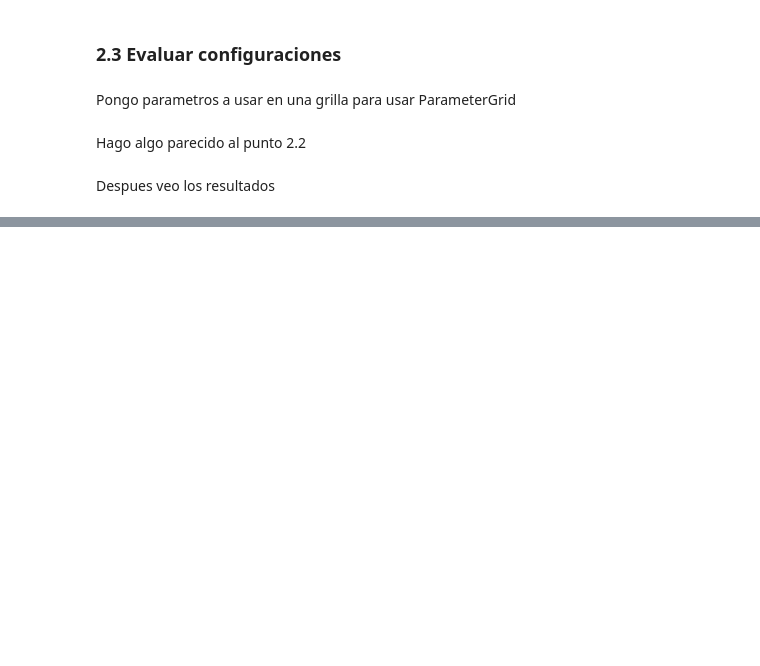
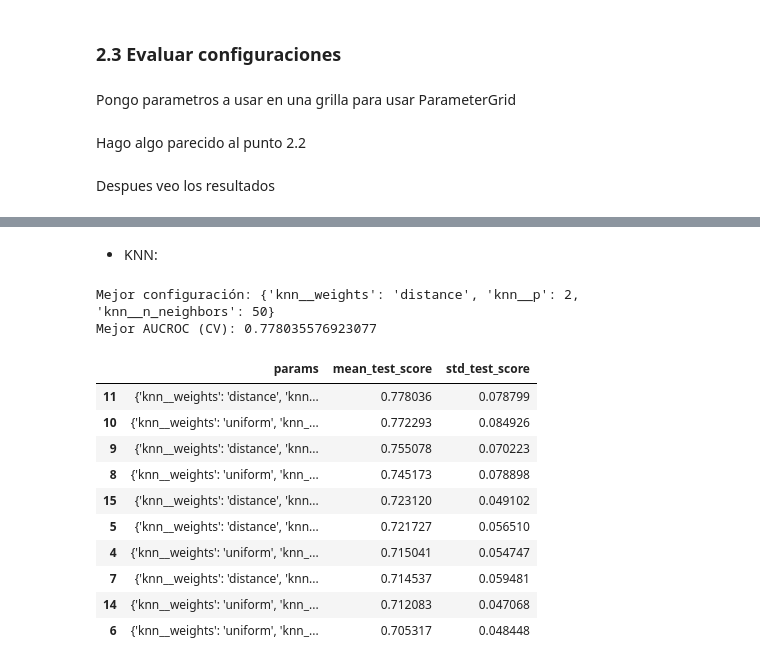
Before and after one commit to SoutoSebastian/TP-AprendizajeAutomatico1, a Jupyter notebook: src/notebook_tp.ipynb, the cells around one changed output, grey strips where cells are left out. Drawn from its saved outputs; the diff is of its cells as text; code cells hidden in the pictures; blank space fills up the shorter version.

```diff
--- a/src/notebook_tp.ipynb
+++ b/src/notebook_tp.ipynb
@@ -356,0 +409,55 @@ resultados_df
+# %% [markdown]
+- KNN:
+# %%
+from sklearn.neighbors import KNeighborsClassifier
+from sklearn.preprocessing import StandardScaler
+from sklearn.pipeline import Pipeline
+
+# Pipeline: estandarización + KNN como un solo estimador.
+# KNN usa distancias, y sin escalar las features de mayor rango dominan el cálculo.
+# Al ir dentro del pipeline, el scaler se ajusta SOLO con el train de cada fold
+# (media y desvío del train, aplicados a validación) -> sin data leakage.
+pipe_knn = Pipeline([
+    ("scaler", StandardScaler()),
+    ("knn", KNeighborsClassifier()),
+])
+
+# Prefijo "knn__" = "este parámetro es del paso llamado knn del pipeline"
+espacio_vecinos = {
+    "knn__n_neighbors": [3, 10, 50, 150, 250],   # de k chico (flexible, riesgo de overfit) a k grande (suave, riesgo de underfit). tope < ~360 muestras de train por fold
+    "knn__weights": ["uniform", "distance"],     # voto parejo vs. ponderado por cercanía
+    "knn__p": [1, 2],                            # métrica Minkowski: 1=Manhattan, 2=euclídea; en alta dimensión (200 features) la métrica puede afectar cuán informativas son las distancias
+}
+
+busqueda_vecinos = RandomizedSearchCV(
+    estimator=pipe_knn,          # el pipeline entero, no el KNN suelto
+    param_distributions=espacio_vecinos,
+    n_iter=20,                   # el espacio tiene exactamente 5*2*2 = 20 combinaciones: con n_iter=20 la búsqueda es en la práctica exhaustiva (declararlo en el informe)
+    scoring="roc_auc",
+    cv=kf,                       # mismos folds que el árbol -> comparación justa
+    random_state=SEED,
+    n_jobs=-1,
+)
+
+busqueda_vecinos.fit(X_train, y_train)
+
+print("Mejor configuración:", busqueda_vecinos.best_params_)
+print("Mejor AUCROC (CV):", busqueda_vecinos.best_score_)
+
+resultados_vecinos = pd.DataFrame(busqueda_vecinos.cv_results_)
+resultados_vecinos = resultados_vecinos.sort_values("rank_test_score")
+resultados_vecinos[["params", "mean_test_score", "std_test_score"]].head(10)
+# %% [output]
+Mejor configuración: {'knn__weights': 'distance', 'knn__p': 2, 'knn__n_neighbors': 50}
+Mejor AUCROC (CV): 0.778035576923077
+|  | params | mean_test_score | std_test_score |
+| 11 | {'knn__weights': 'distance', 'knn... | 0.778036 | 0.078799 |
+| 10 | {'knn__weights': 'uniform', 'knn_... | 0.772293 | 0.084926 |
+| 9 | {'knn__weights': 'distance', 'knn... | 0.755078 | 0.070223 |
+| 8 | {'knn__weights': 'uniform', 'knn_... | 0.745173 | 0.078898 |
+| 15 | {'knn__weights': 'distance', 'knn... | 0.723120 | 0.049102 |
+| 5 | {'knn__weights': 'distance', 'knn... | 0.721727 | 0.056510 |
+| 4 | {'knn__weights': 'uniform', 'knn_... | 0.715041 | 0.054747 |
+| 7 | {'knn__weights': 'distance', 'knn... | 0.714537 | 0.059481 |
+| 14 | {'knn__weights': 'uniform', 'knn_... | 0.712083 | 0.047068 |
+| 6 | {'knn__weights': 'uniform', 'knn_... | 0.705317 | 0.048448 |
```
Also changed, not shown: parts of 9 cells of this notebook.
